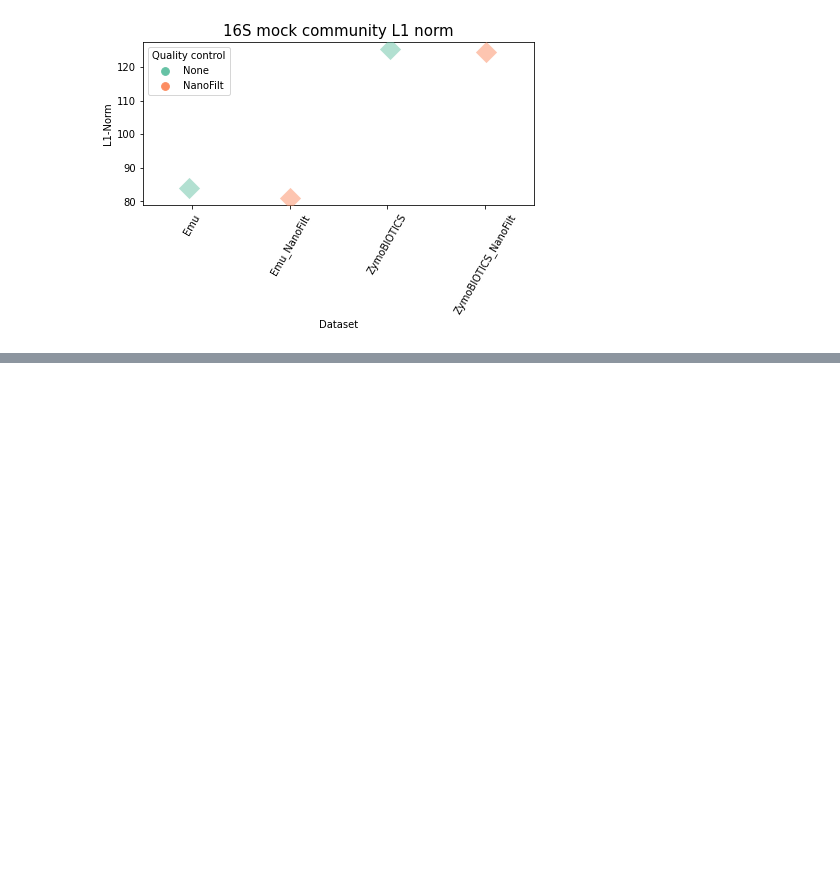
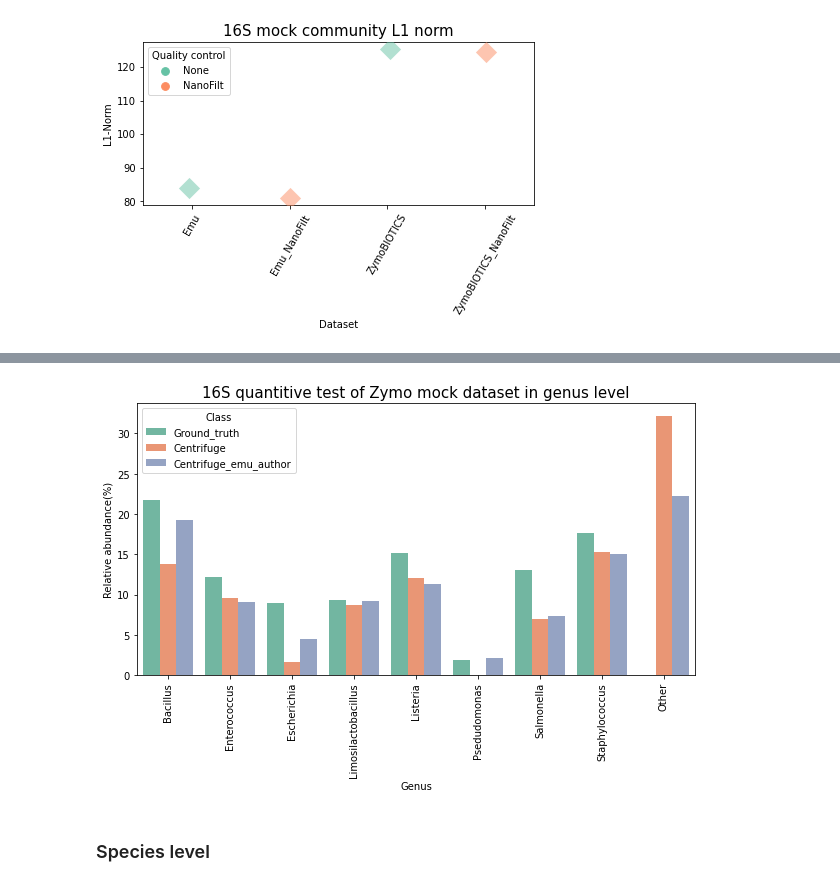
Before and after one commit to brucewu1996/Probiotics_signature, a Jupyter notebook: 16S_mock_quantitive_test.ipynb, the cells around one changed output, grey strips where cells are left out. Saved outputs shown, nothing was run; the diff lists cells and outputs as text; code cells hidden in the pictures; blank space fills up the shorter version.

```diff
--- a/16S_mock_quantitive_test.ipynb
+++ b/16S_mock_quantitive_test.ipynb
@@ -129,0 +206,5 @@ plt.savefig('tmp/16s_l1.png',dpi = 300,bbox_inches = "tight")
+# %%
+zymo_benchmark = zymo_benchmark.drop(['Pseudomonas'],axis=0)
+zymo_benchmark = zymo_benchmark.melt(id_vars='Species')
+# %%
+zymo_benchmark.columns = ['Genus','Class','Relative_abundance']
@@ -129,0 +214,11 @@ plt.savefig('tmp/16s_l1.png',dpi = 300,bbox_inches = "tight")
+# %%
+plt.figure(figsize=(10,5))
+ax = sns.barplot(x='Genus',y='Relative_abundance',hue='Class',data=zymo_benchmark,palette="Set2")
+ax.set_xticklabels(ax.get_xticklabels(),rotation = 90)
+ax.set_ylabel('Relative abundance(%)')
+plt.title('16S quantitive test of Zymo mock dataset in genus level',fontsize =15)
+plt.savefig('16s_quantitative_test_zymo.png',dpi = 300,bbox_inches = "tight")
+# %% [output]
+[figure, added]
+# %% [markdown]
+### Species level
```
Also changed, not shown: parts of 23 cells of this notebook, 2 other files.
